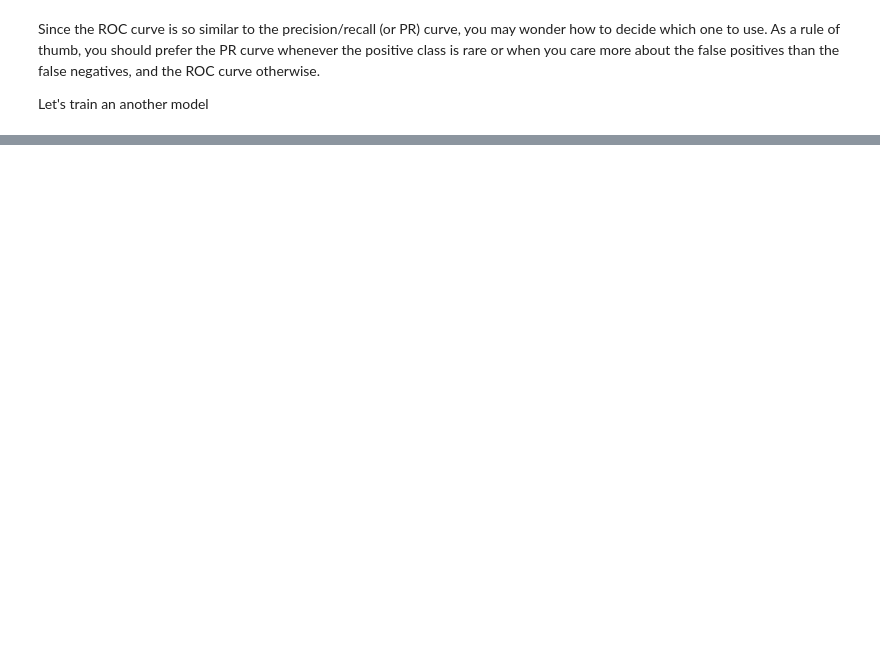
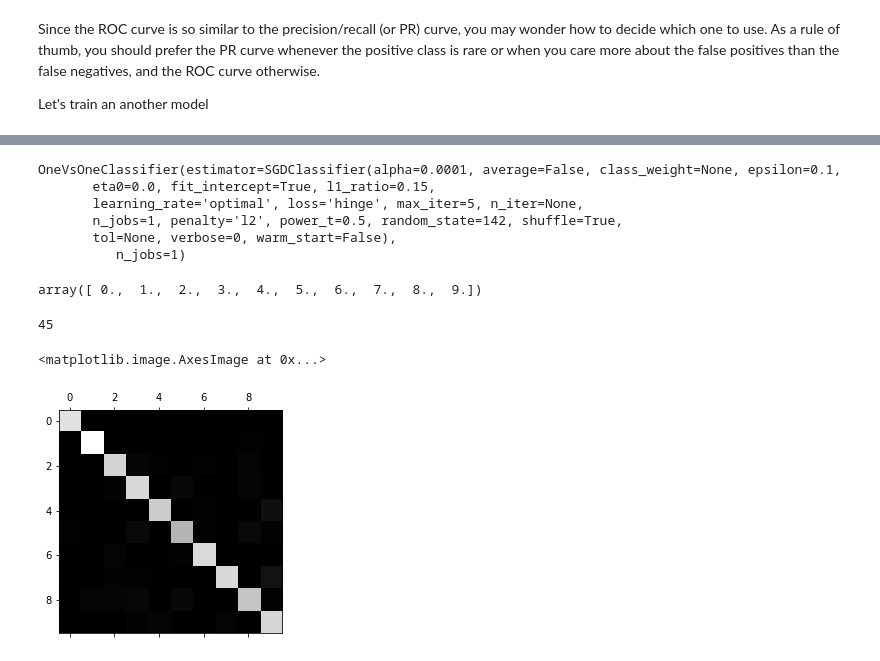
Before and after one commit to atulsingh0/MachineLearning, a Jupyter notebook: HandsOnML/03Classification.ipynb, the cells around one changed output, grey strips where cells are left out. Saved outputs shown, nothing was run; the diff lists cells and outputs as text; code cells hidden in the pictures; blank space fills up the shorter version.

```diff
--- a/HandsOnML/03Classification.ipynb
+++ b/HandsOnML/03Classification.ipynb
@@ -299,0 +367,26 @@ rf_clf = RandomForestClassifier(random_state=142)
+# %%
+ovo_clf = OneVsOneClassifier(SGDClassifier(random_state=142))
+ovo_clf.fit(X_train, y_train)
+# %% [output]
+OneVsOneClassifier(estimator=SGDClassifier(alpha=0.0001, average=False, class_weight=None, epsilon=0.1,
+       eta0=0.0, fit_intercept=True, l1_ratio=0.15,
+       learning_rate='optimal', loss='hinge', max_iter=5, n_iter=None,
+       n_jobs=1, penalty='l2', power_t=0.5, random_state=142, shuffle=True,
+       tol=None, verbose=0, warm_start=False),
+          n_jobs=1)
+# %%
+ovo_clf.classes_
+# %% [output]
+array([ 0.,  1.,  2.,  3.,  4.,  5.,  6.,  7.,  8.,  9.])
+# %%
+len(ovo_clf.estimators_)  # there are 45 estimator
+# %% [output]
+45
+# %%
+y_pred_ovo = cross_val_predict(ovo_clf, X_train, y_train, cv=5)
+cm=confusion_matrix(y_train, y_pred_ovo)
+# %%
+plt.matshow(cm, cmap=plt.cm.gray)
+# %% [output]
+<matplotlib.image.AxesImage at 0x...>
+[figure, added]
```
Also changed, not shown: parts of 36 cells of this notebook.
